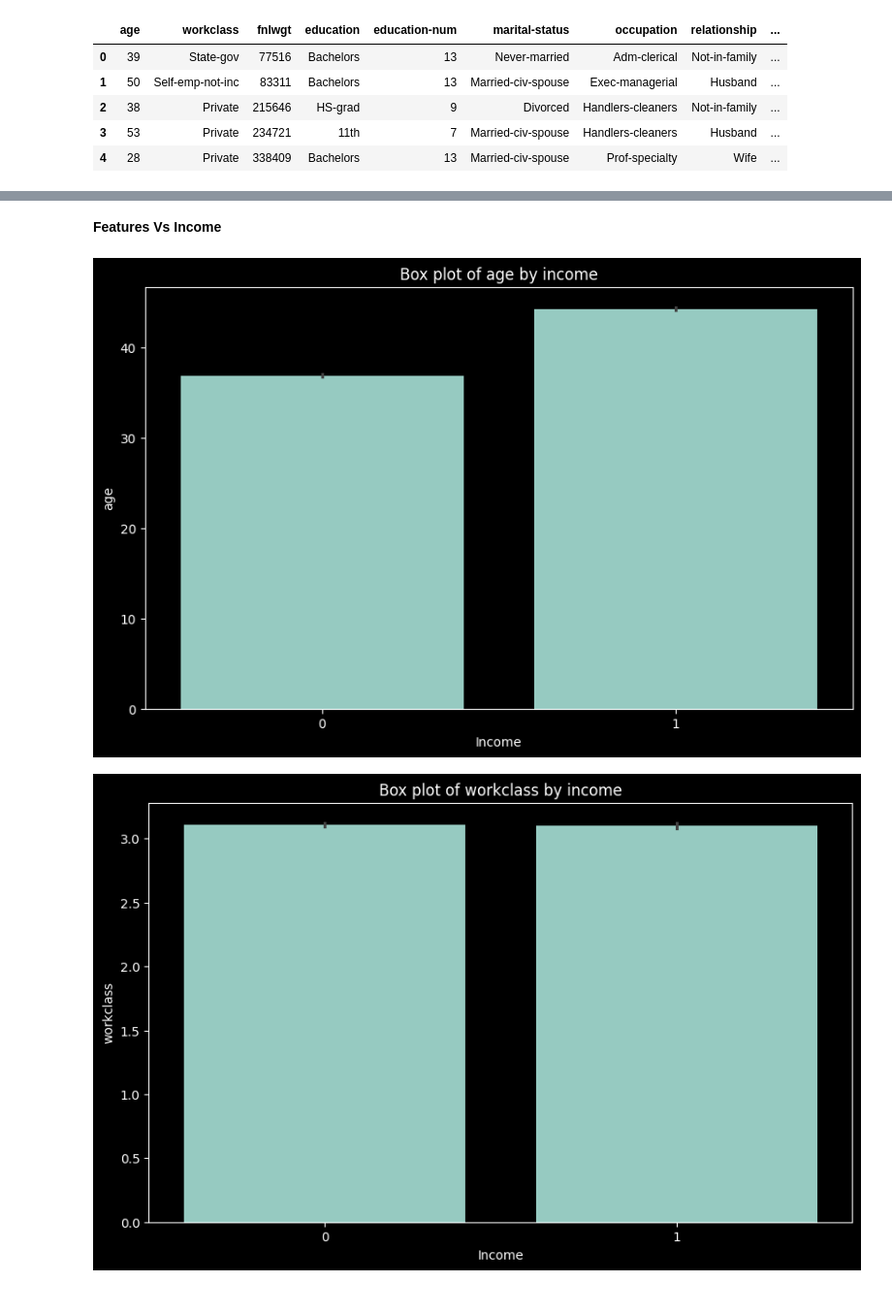
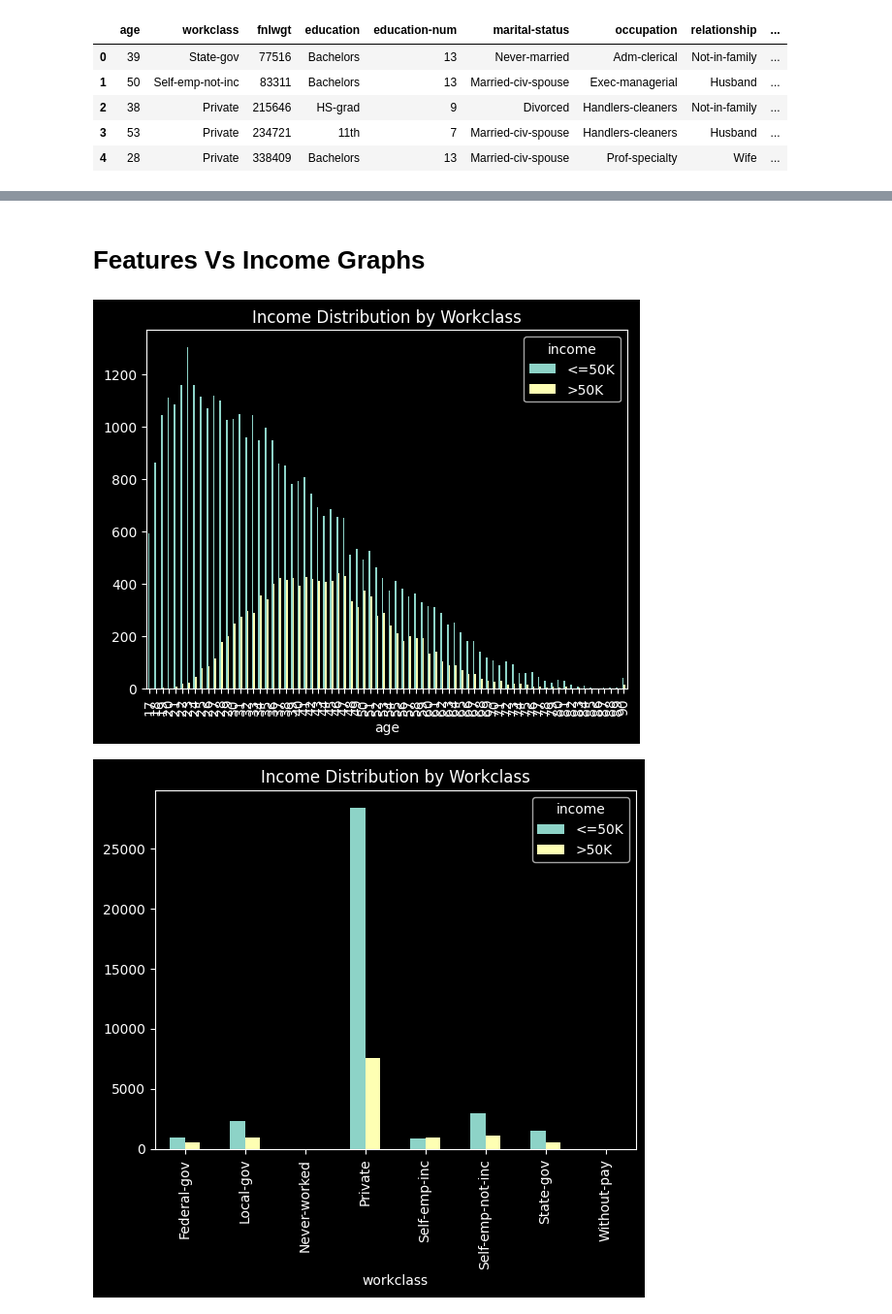
Before and after one commit to sevinduImsara/ML_CW, a Jupyter notebook: ML_CW.ipynb, the cells around one changed output, grey strips where cells are left out. Shown at 97% size. Cells and saved outputs as stored; diff of their text form; code cells hidden in the pictures.

Commit message:
train test data set

```diff
--- a/ML_CW.ipynb
+++ b/ML_CW.ipynb
@@ -302,0 +313,19 @@ dtype: int64
+# %%
+# # Check for duplicates
+# duplicates = X[X.duplicated()]
+
+# # Print duplicate rows
+
+# # print("Duplicate rows:")
+# # print(duplicates)
+
+# # Calculate the sum of duplicate values
+# sum_of_duplicates = duplicates.sum()
+
+# # Print the sum of duplicate values
+# print("Sum of duplicate values:")
+# print(sum_of_duplicates)
+
+print(X.duplicated().sum())
+
+X= X.drop_duplicates()
@@ -303,15 +347,13 @@ dtype: int64
 # %% [markdown]
-**Features Vs Income**
+# **Features Vs Income Graphs**
 # %%
 # Display box plots of numerical features against income
 features = ["age","workclass","education","education-num","marital-status","occupation","relationship","race","sex","capital-gain","capital-loss","hours-per-week" ,"native-country"]
 for feature in features:
-    plt.figure(figsize=(10, 6))
-    sns.barplot(x='income', y=feature, data=X)
-    plt.title(f'Box plot of {feature} by income')
-    plt.xlabel('Income')
-    plt.ylabel(feature)
+    pd.crosstab(X[feature], X['income']).plot(kind='bar')
+    plt.title('Income Distribution by Workclass')
+    plt.xticks(rotation= 90)
     plt.show()
 # %% [output]
-[figure, old version]
+[figure, new version]
-[figure, old version]
+[figure, new version]
```
Also changed, not shown: parts of 44 cells of this notebook.
